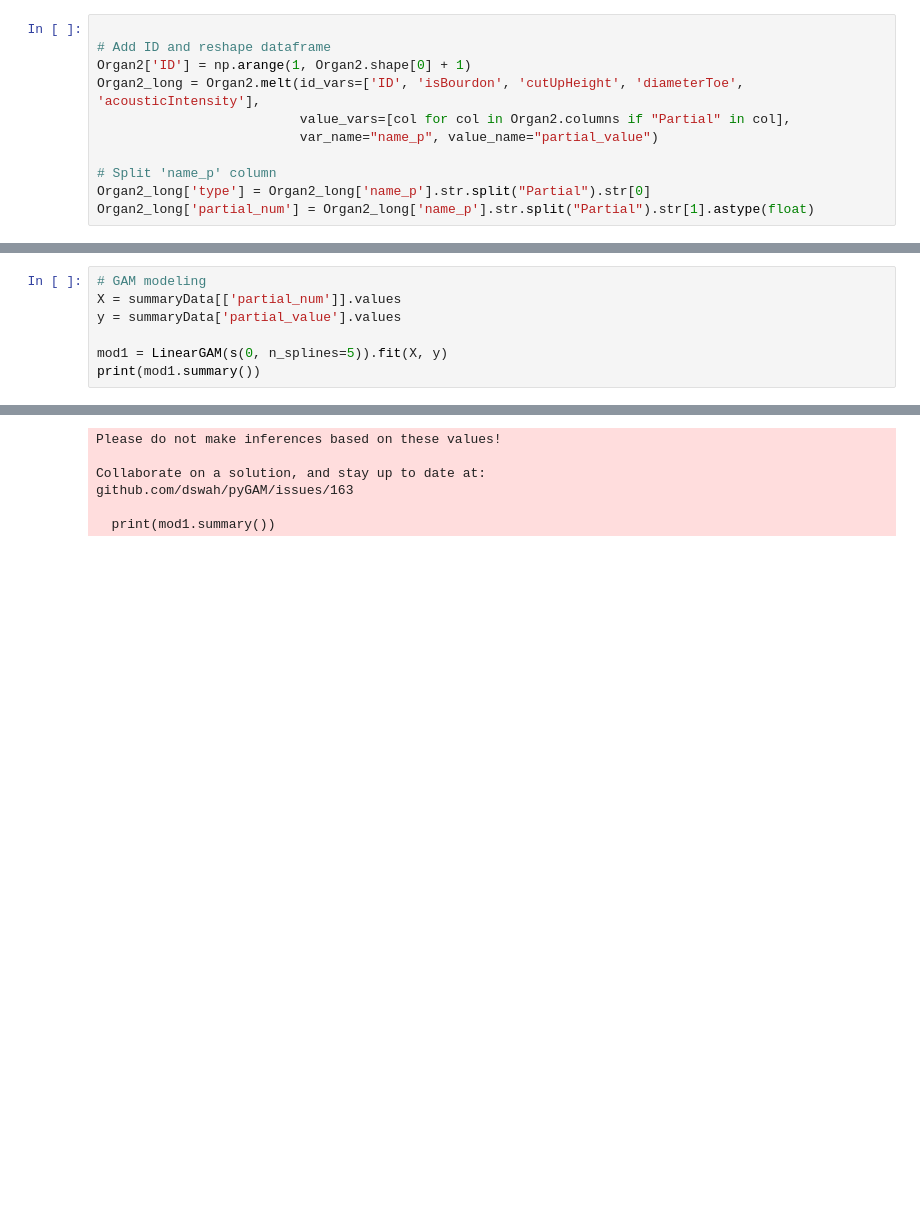
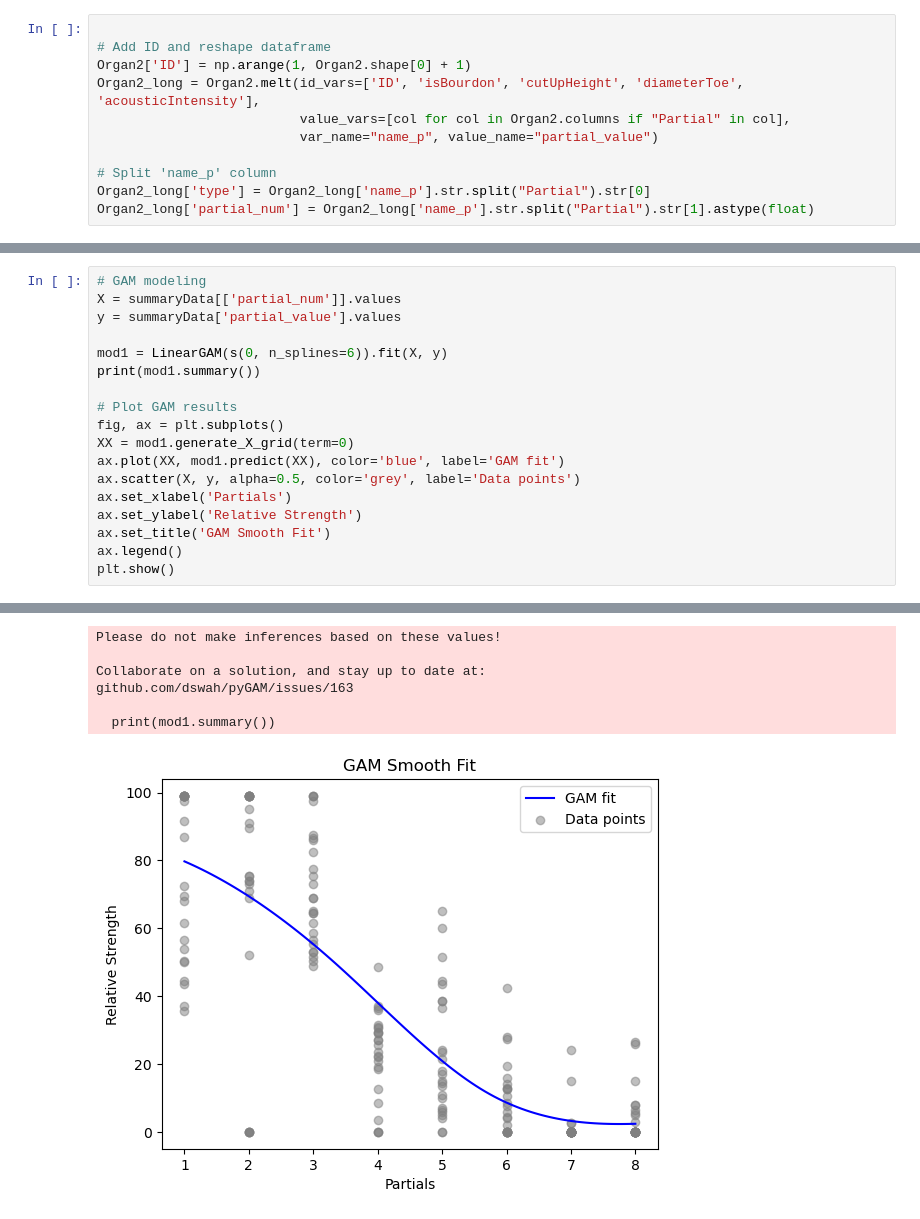
Before and after one commit to mcyanam/STAT409Project, a Jupyter notebook: Codes/GAM.ipynb, the cells around one changed output, grey strips where cells are left out. Drawn from its saved outputs; the diff is of its cells as text; blank space fills up the shorter version.

```diff
--- a/Codes/GAM.ipynb
+++ b/Codes/GAM.ipynb
@@ -59,8 +42,19 @@ plt.show()
 X = summaryData[['partial_num']].values
 y = summaryData['partial_value'].values
 
-mod1 = LinearGAM(s(0, n_splines=5)).fit(X, y)
+mod1 = LinearGAM(s(0, n_splines=6)).fit(X, y)
 print(mod1.summary())
+
+# Plot GAM results
+fig, ax = plt.subplots()
+XX = mod1.generate_X_grid(term=0)
+ax.plot(XX, mod1.predict(XX), color='blue', label='GAM fit')
+ax.scatter(X, y, alpha=0.5, color='grey', label='Data points')
+ax.set_xlabel('Partials')
+ax.set_ylabel('Relative Strength')
+ax.set_title('GAM Smooth Fit')
+ax.legend()
+plt.show()
 # %% [output]
 LinearGAM
 =============================================== ==========================================================
@@ -74,14 +68,15 @@ Number of Samples:                          200 AIC:
 ==========================================================================================================
 Feature Function                  Lambda               Rank         EDoF         P > x        Sig. Code
 ================================= ==================== ============ ============ ============ ============
 ... (8 lines left out)
 WARNING: p-values calculated in this manner behave correctly for un-penalized models or models with
          known smoothing parameters, but when smoothing parameters have been estimated, the p-values
          are typically lower than they should be, meaning that the tests reject the null too readily.
 None
 Please do not make inferences based on these values!
 
 Collaborate on a solution, and stay up to date at:
 github.com/dswah/pyGAM/issues/163
 
   print(mod1.summary())
+[figure, added]
```
Also changed, not shown: parts of 7 cells of this notebook.
